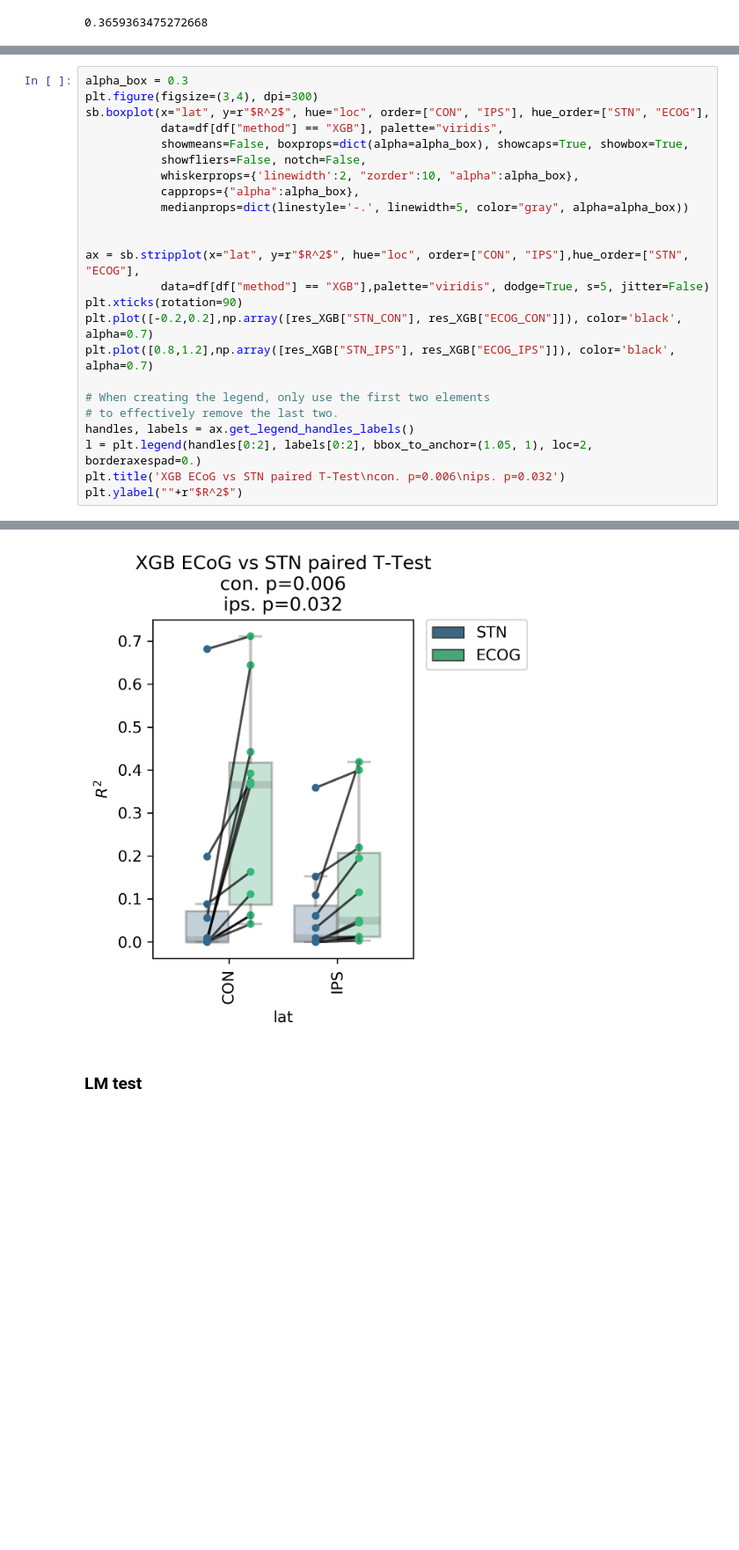
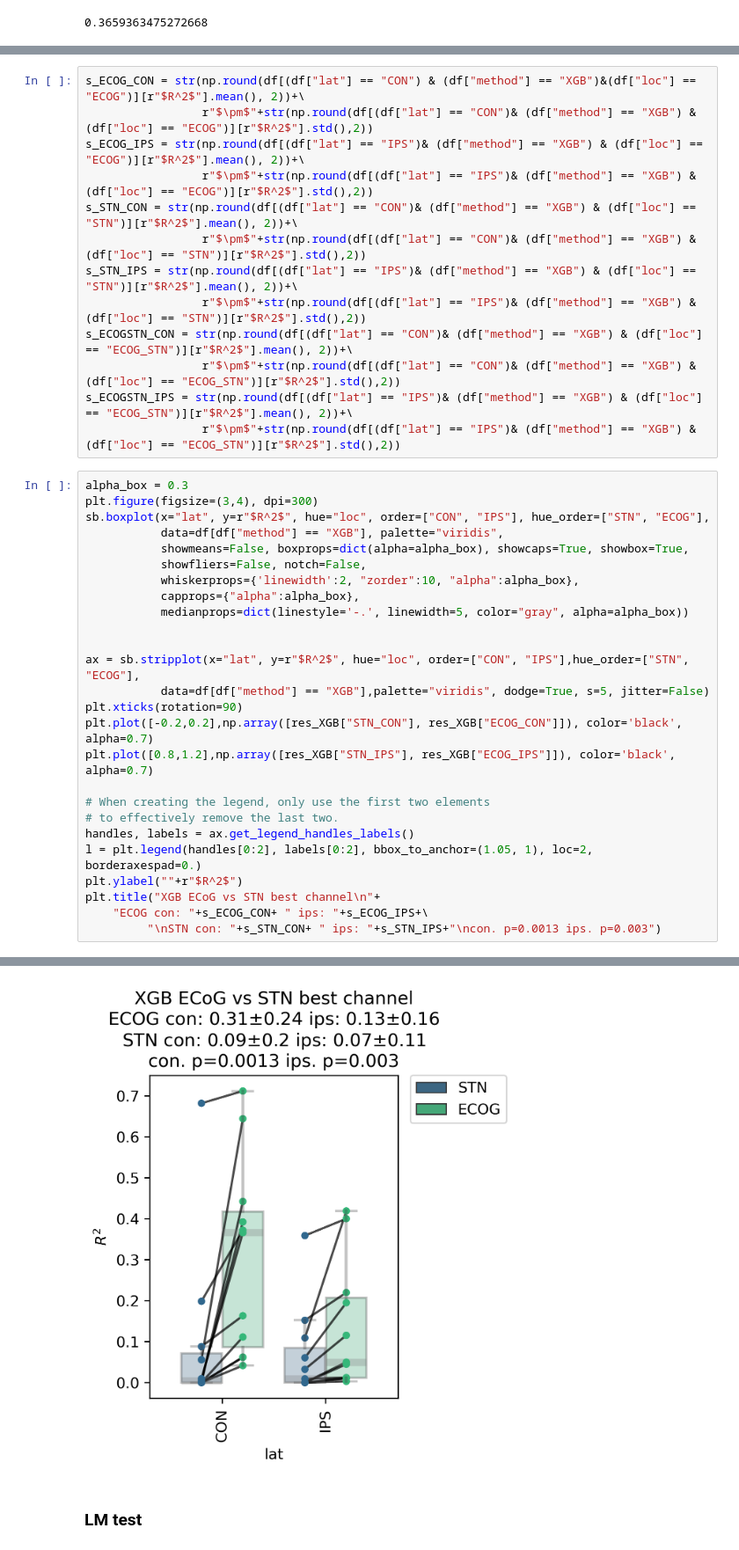
Before and after one commit to neuromodulation/icn, a Jupyter notebook: ECOG_vs_STN/Results_Analysis/Figure3.ipynb, the cells around one changed output, grey strips where cells are left out. Shown at 88% size. Drawn from its saved outputs; the diff is of its cells as text; blank space fills up the shorter version.

```diff
--- a/ECOG_vs_STN/Results_Analysis/Figure3.ipynb
+++ b/ECOG_vs_STN/Results_Analysis/Figure3.ipynb
@@ -572,3 +574,16 @@ df[(df["method"] == "XGB") & (df["loc"] == "ECOG") & (df["lat"] == "CON")][r"$R^
+# %%
+s_ECOG_CON = str(np.round(df[(df["lat"] == "CON") & (df["method"] == "XGB")&(df["loc"] == "ECOG")][r"$R^2$"].mean(), 2))+\
+                 r"$\pm$"+str(np.round(df[(df["lat"] == "CON")& (df["method"] == "XGB") & (df["loc"] == "ECOG")][r"$R^2$"].std(),2))
+s_ECOG_IPS = str(np.round(df[(df["lat"] == "IPS")& (df["method"] == "XGB") & (df["loc"] == "ECOG")][r"$R^2$"].mean(), 2))+\
+                 r"$\pm$"+str(np.round(df[(df["lat"] == "IPS")& (df["method"] == "XGB") & (df["loc"] == "ECOG")][r"$R^2$"].std(),2))
+s_STN_CON = str(np.round(df[(df["lat"] == "CON")& (df["method"] == "XGB") & (df["loc"] == "STN")][r"$R^2$"].mean(), 2))+\
+                 r"$\pm$"+str(np.round(df[(df["lat"] == "CON")& (df["method"] == "XGB") & (df["loc"] == "STN")][r"$R^2$"].std(),2))
+s_STN_IPS = str(np.round(df[(df["lat"] == "IPS")& (df["method"] == "XGB") & (df["loc"] == "STN")][r"$R^2$"].mean(), 2))+\
+                 r"$\pm$"+str(np.round(df[(df["lat"] == "IPS")& (df["method"] == "XGB") & (df["loc"] == "STN")][r"$R^2$"].std(),2))
+s_ECOGSTN_CON = str(np.round(df[(df["lat"] == "CON")& (df["method"] == "XGB") & (df["loc"] == "ECOG_STN")][r"$R^2$"].mean(), 2))+\
+                 r"$\pm$"+str(np.round(df[(df["lat"] == "CON")& (df["method"] == "XGB") & (df["loc"] == "ECOG_STN")][r"$R^2$"].std(),2))
+s_ECOGSTN_IPS = str(np.round(df[(df["lat"] == "IPS")& (df["method"] == "XGB") & (df["loc"] == "ECOG_STN")][r"$R^2$"].mean(), 2))+\
+                 r"$\pm$"+str(np.round(df[(df["lat"] == "IPS")& (df["method"] == "XGB") & (df["loc"] == "ECOG_STN")][r"$R^2$"].std(),2))
 # %%
 alpha_box = 0.3
 plt.figure(figsize=(3,4), dpi=300)
@@ -591,6 +606,8 @@ plt.plot([0.8,1.2],np.array([res_XGB["STN_IPS"], res_XGB["ECOG_IPS"]]), color='b
 # to effectively remove the last two.
 handles, labels = ax.get_legend_handles_labels()
 l = plt.legend(handles[0:2], labels[0:2], bbox_to_anchor=(1.05, 1), loc=2, borderaxespad=0.)
-plt.title('XGB ECoG vs STN paired T-Test\ncon. p=0.006\nips. p=0.032')
 plt.ylabel(""+r"$R^2$")
+plt.title("XGB ECoG vs STN best channel\n"+
+    "ECOG con: "+s_ECOG_CON+ " ips: "+s_ECOG_IPS+\
+         "\nSTN con: "+s_STN_CON+ " ips: "+s_STN_IPS+"\ncon. p=0.0013 ips. p=0.003")
 # %% [output]
@@ -598,4 +615,4 @@ Text(0, 0.5, '$R^2$')
-[figure, old version]
+[figure, new version]
 # %% [markdown]
 ### LM test
 # %%
```
Also changed, not shown: parts of 10 cells of this notebook, 3 other files.
